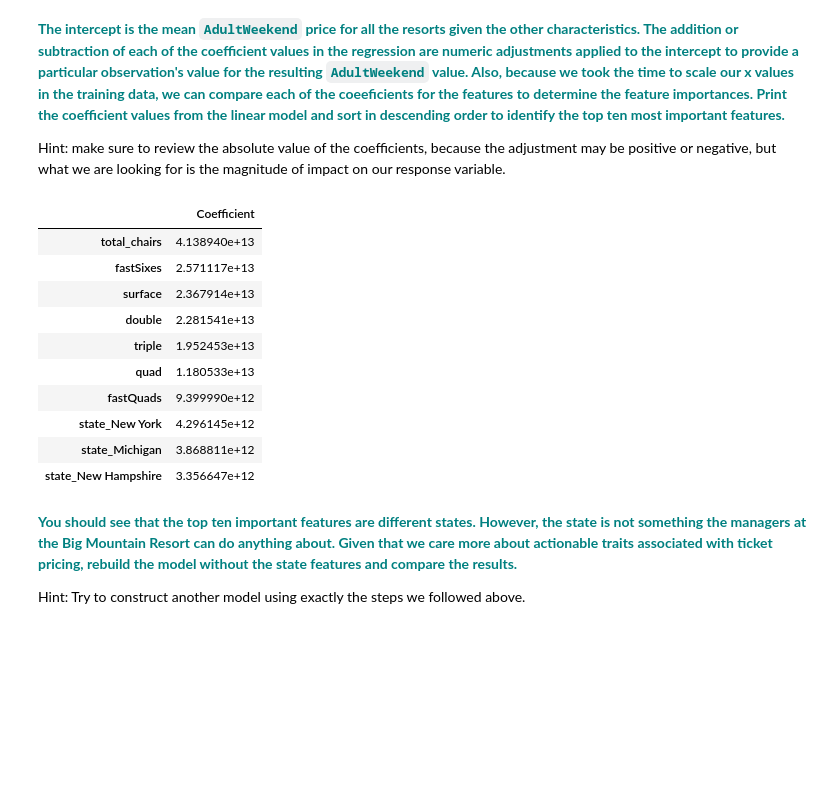
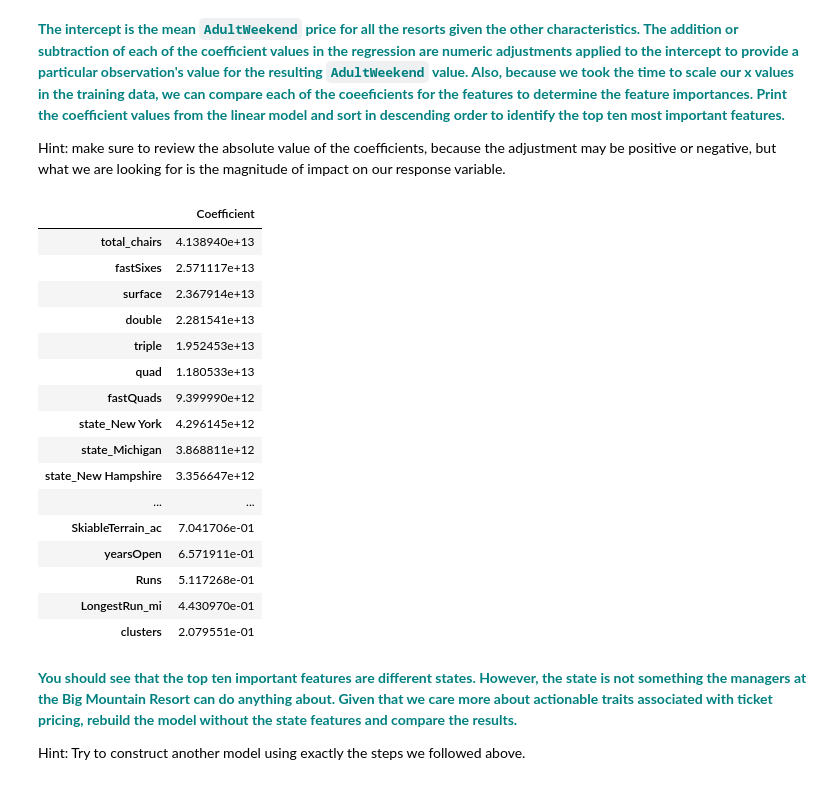
Before and after one commit to vaishalipp/GuidedCapstone1, a Jupyter notebook: GuidedCapstoneStep4 and step5HL.ipynb, the cells around one changed output. Saved outputs shown, nothing was run; the diff lists cells and outputs as text; code cells hidden in the pictures; blank space fills up the shorter version.

```diff
--- a/GuidedCapstoneStep4 and step5HL.ipynb
+++ b/GuidedCapstoneStep4 and step5HL.ipynb
@@ -206,19 +211,25 @@ Hint: make sure to review the absolute value of the coefficients, because the ad
 # %%
 # You might want to make a pandas DataFrame displaying the coefficients for each state like so:
 coeffdf = pd.DataFrame(abs(lm.coef_), X.columns, columns=['Coefficient'])
-coeffdf.sort_values(by='Coefficient',ascending=False).head(10)
+coeffdf.sort_values(by='Coefficient',ascending=False)
 # %% [output]
 |  | Coefficient |
 | total_chairs | 4.138940e+13 |
 | fastSixes | 2.571117e+13 |
 | surface | 2.367914e+13 |
 | double | 2.281541e+13 |
 | triple | 1.952453e+13 |
 | quad | 1.180533e+13 |
 | fastQuads | 9.399990e+12 |
 | state_New York | 4.296145e+12 |
 | state_Michigan | 3.868811e+12 |
 | state_New Hampshire | 3.356647e+12 |
+| ... | ... |
+| SkiableTerrain_ac | 7.041706e-01 |
+| yearsOpen | 6.571911e-01 |
+| Runs | 5.117268e-01 |
+| LongestRun_mi | 4.430970e-01 |
+| clusters | 2.079551e-01 |
 # %% [markdown]
 **<font color='teal'>You should see that the top ten important features are different states. However, the state is not something the managers at the Big Mountain Resort can do anything about. Given that we care more about actionable traits associated with ticket pricing, rebuild the model without the state features and compare the results. </font>**
 
```
Also changed, not shown: parts of 2 cells of this notebook, 9 other files.
